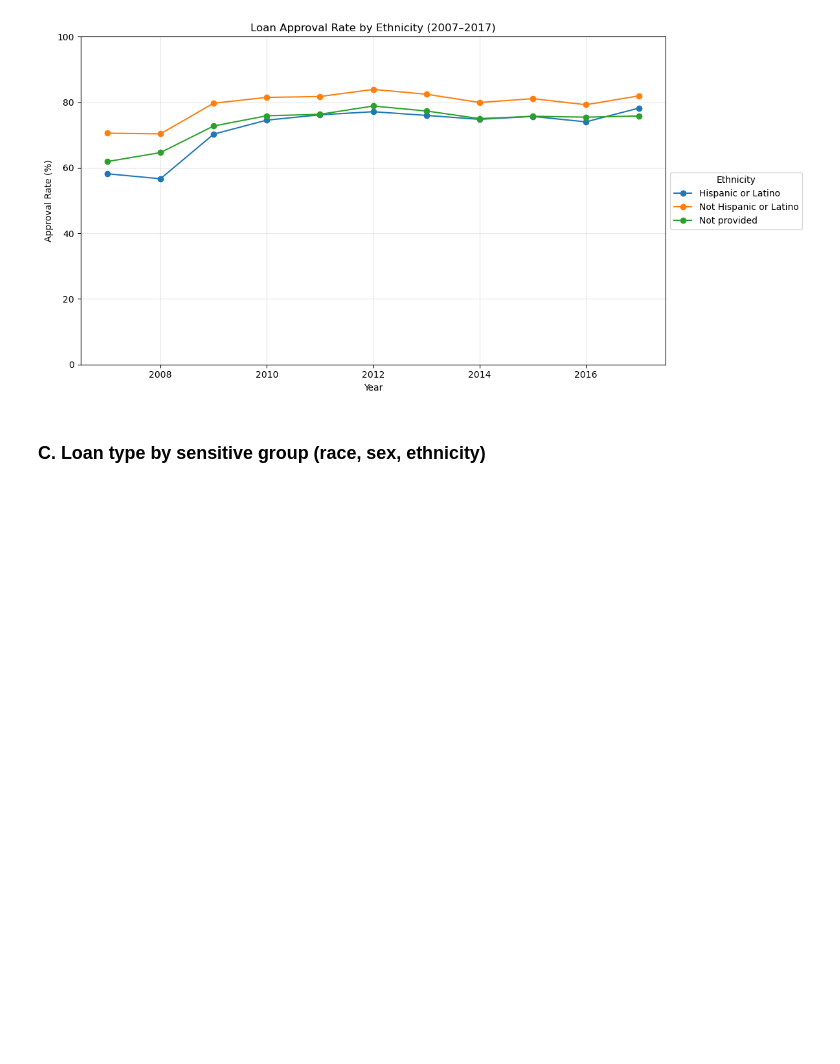
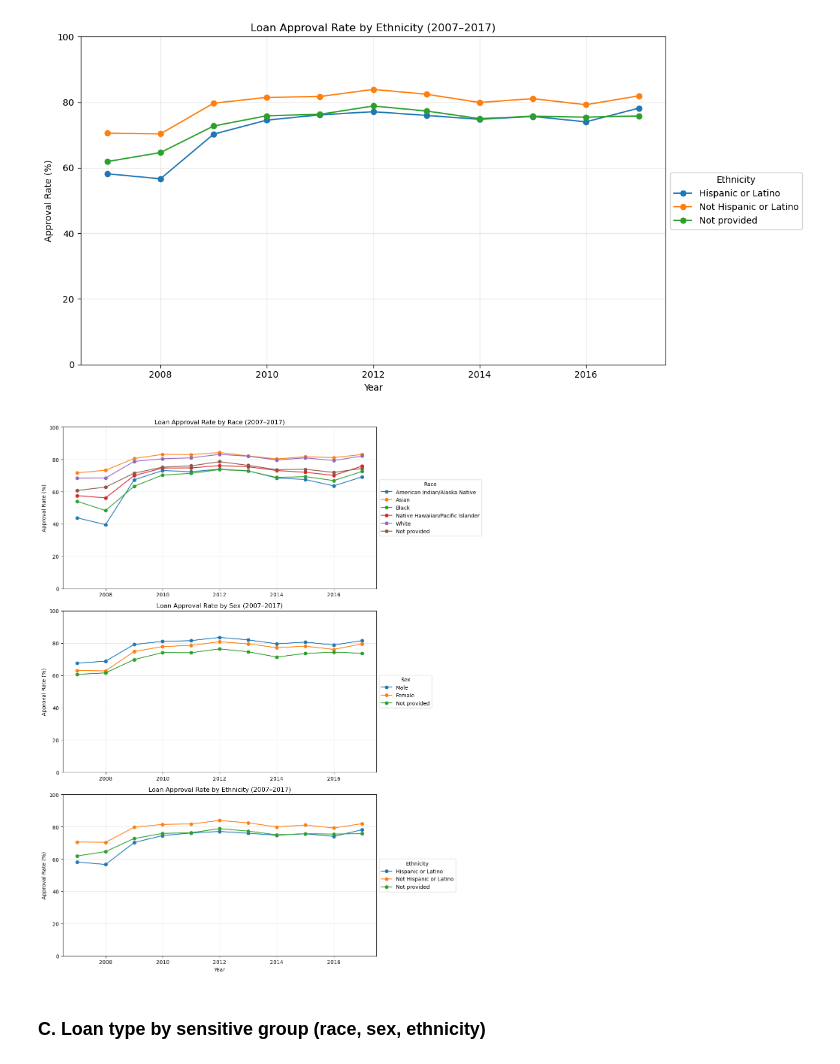
Before and after one commit to jdhilee/fairness_smoke_alarm, a Jupyter notebook: src/eda_hmda_2007_2017.ipynb, the cells around one changed output. Saved outputs shown, nothing was run; the diff lists cells and outputs as text; code cells hidden in the pictures; blank space fills up the shorter version.

Commit message:
update eda to save important plots

```diff
--- a/src/eda_hmda_2007_2017.ipynb
+++ b/src/eda_hmda_2007_2017.ipynb
@@ -1099,6 +1099,62 @@ plt.tight_layout()
 plt.show()
 # %% [output]
 [figure]
+# %%
+fig_sensitive_time, axes_sensitive_time = plt.subplots(1, 3, figsize=(18, 5))
+
+# Race
+approval_rates_race = (
+    hmda.assign(approved=hmda["action_taken"].eq(1))
+        .groupby(["year", "race"])["approved"]
+        .mean().mul(100).unstack()
+)
+approval_rates_race.columns = [
+    "American Indian/Alaska Native", "Asian", "Black",
+    "Native Hawaiian/Pacific Islander", "White", "Not provided"
+]
+for race in approval_rates_race.columns:
+    axes_sensitive_time[0].plot(approval_rates_race.index, approval_rates_race[race], marker="o", label=race)
+axes_sensitive_time[0].set_title("Loan Approval Rate by Race (2007–2017)")
+axes_sensitive_time[0].set_ylabel("Approval Rate (%)")
+axes_sensitive_time[0].set_ylim(0, 100)
+axes_sensitive_time[0].legend(title="Race", loc="center left", bbox_to_anchor=(1, 0.5))
+axes_sensitive_time[0].grid(alpha=0.3)
+
+# Sex
+approval_rates_sex = (
+    hmda.assign(approved=hmda["action_taken"].eq(1))
+        .groupby(["year", "sex"])["approved"]
+        .mean().mul(100).unstack()
+)
+approval_rates_sex.columns = ["Male", "Female", "Not provided"]
+for sex in approval_rates_sex.columns:
+    axes_sensitive_time[1].plot(approval_rates_sex.index, approval_rates_sex[sex], marker="o", label=sex)
+axes_sensitive_time[1].set_title("Loan Approval Rate by Sex (2007–2017)")
+axes_sensitive_time[1].set_ylabel("Approval Rate (%)")
+axes_sensitive_time[1].set_ylim(0, 100)
+axes_sensitive_time[1].legend(title="Sex", loc="center left", bbox_to_anchor=(1, 0.5))
+axes_sensitive_time[1].grid(alpha=0.3)
+
+# Ethnicity
+approval_rates_ethnicity = (
+    hmda.assign(approved=hmda["action_taken"].eq(1))
+        .groupby(["year", "ethnicity"])["approved"]
+        .mean().mul(100).unstack()
+)
+approval_rates_ethnicity.columns = ["Hispanic or Latino", "Not Hispanic or Latino", "Not provided"]
+for ethnicity in approval_rates_ethnicity.columns:
+    axes_sensitive_time[2].plot(approval_rates_ethnicity.index, approval_rates_ethnicity[ethnicity], marker="o", label=ethnicity)
+axes_sensitive_time[2].set_title("Loan Approval Rate by Ethnicity (2007–2017)")
+axes_sensitive_time[2].set_xlabel("Year")
+axes_sensitive_time[2].set_ylabel("Approval Rate (%)")
+axes_sensitive_time[2].set_ylim(0, 100)
+axes_sensitive_time[2].legend(title="Ethnicity", loc="center left", bbox_to_anchor=(1, 0.5))
+axes_sensitive_time[2].grid(alpha=0.3)
+
+plt.tight_layout()
+fig_sensitive_time
+# %% [output]
+[figure, added]
 # %% [markdown]
 ### C. Loan type by sensitive group (race, sex, ethnicity)
 # %% [markdown]
```
Also changed, not shown: parts of 2 cells of this notebook.
